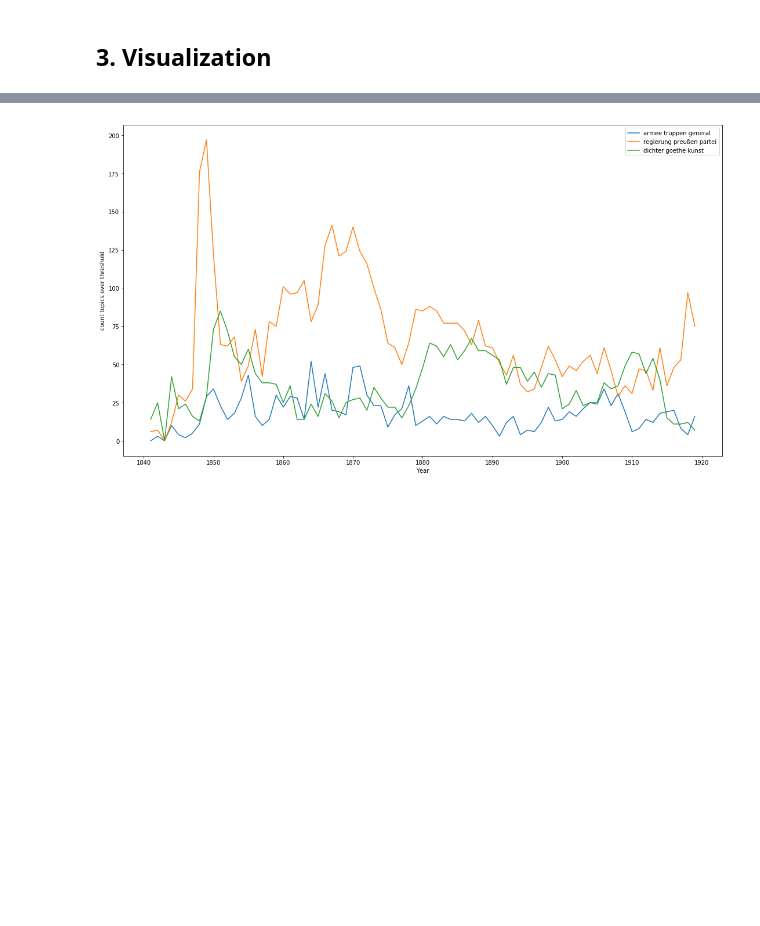
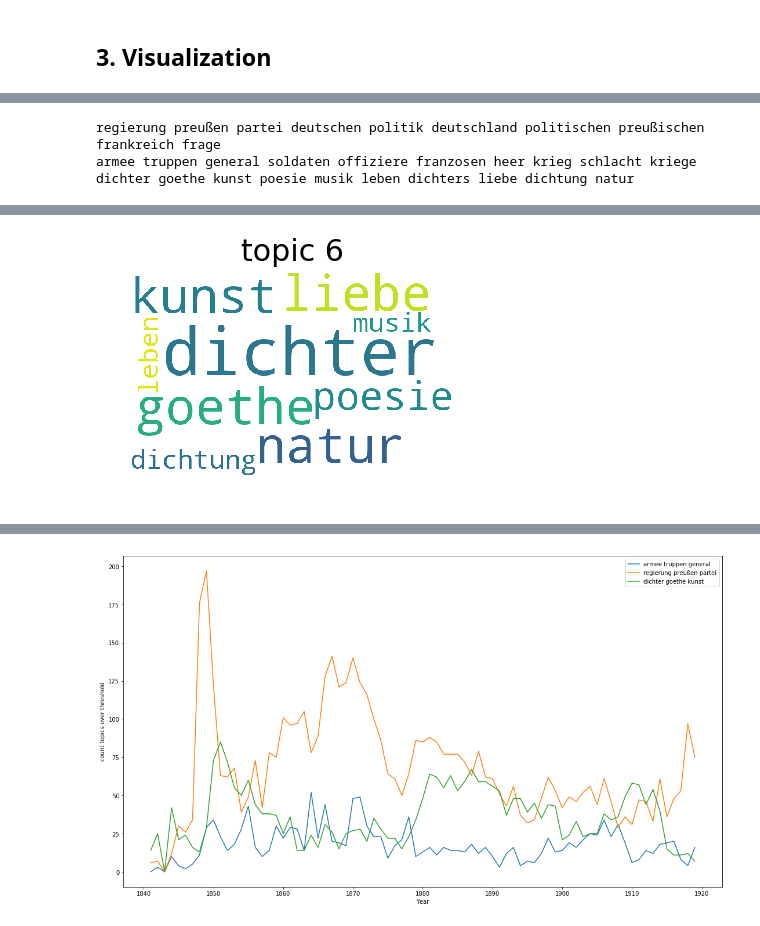
Before and after one commit to pielstroem/Topics, a Jupyter notebook: presentation_topic_over_time.ipynb, the cells around one changed output, grey strips where cells are left out. Cells and saved outputs as stored; diff of their text form; code cells hidden in the pictures; blank space fills up the shorter version.

Commit message:
wordle added

```diff
--- a/presentation_topic_over_time.ipynb
+++ b/presentation_topic_over_time.ipynb
@@ -60,0 +60,6 @@ topic_keys.loc[['Topic 5','Topic 6', 'Topic 7']]
+# %%
+visualization.plot_wordle_from_mallet(word_weights_file='/Users/MHuber/Documents/SS2017/grenzbote_mallet_output_rechenknecht/topic_word_weights.txt',topic_nr=4,number_of_top_words=10,outfolder='/Users/MHuber/Documents/SS2017/grenzbote_mallet_output_rechenknecht',dpi=900)
+# %% [output]
+regierung preußen partei deutschen politik deutschland politischen preußischen frankreich frage
+armee truppen general soldaten offiziere franzosen heer krieg schlacht kriege
+dichter goethe kunst poesie musik leben dichters liebe dichtung natur
@@ -60,0 +67 @@ topic_keys.loc[['Topic 5','Topic 6', 'Topic 7']]
+[figure, added]
```
Also changed, not shown: parts of 4 cells of this notebook.
